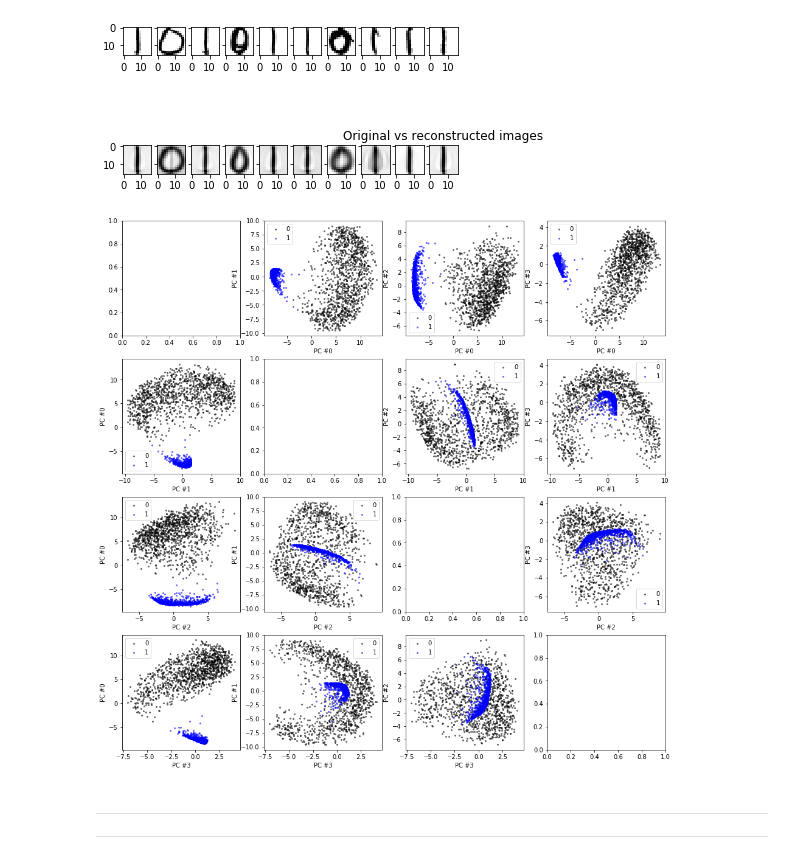
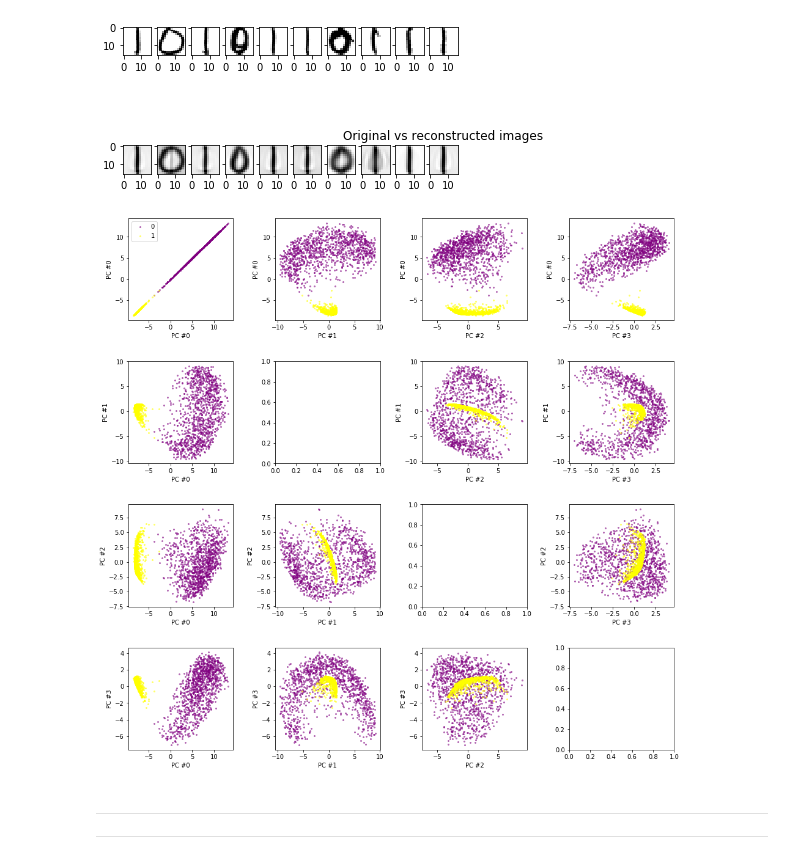
Before and after one commit to gabrielraya/Data-Mining, a Jupyter notebook: Assignment_2/Assignment_2.ipynb, the cells around one changed output. Saved outputs shown, nothing was run; the diff lists cells and outputs as text; code cells hidden in the pictures.

Commit message:
more beautiful mnist PC plot

```diff
--- a/Assignment_2/Assignment_2.ipynb
+++ b/Assignment_2/Assignment_2.ipynb
@@ -259,24 +259,30 @@ plt.show()
 # %%
 fig, axes = plt.subplots(kept_components, kept_components, figsize=(16, 16))
 
 def scatter_digit(ax, components, digit, color):
     data = projected[labels == digit]
     ax.scatter(data[:, components[0]], data[:, components[1]], label=str(digit), s=4, c=color, alpha=.5)
 
+def scatter(components):
+    ax = axes[components[0]][components[1]]
+    scatter_digit(ax, components[::-1], 0, 'purple')
+    scatter_digit(ax, components[::-1], 1, 'yellow')
+    ax.set_xlabel(f'PC #{components[1]}')
+    ax.set_ylabel(f'PC #{components[0]}')
+    if components[0] == 0 and components[1] == 0:
+        ax.legend()
+
 for component_1 in range(kept_components):
     for component_2 in range(kept_components):
         if component_1 == component_2:
-            continue
-        ax = axes[component_1][component_2]
-        scatter_digit(ax, (component_1, component_2), 0, 'black')
-        scatter_digit(ax, (component_1, component_2), 1, 'blue')
-        ax.set_xlabel(f'PC #{component_1}')
-        ax.set_ylabel(f'PC #{component_2}')
-        ax.legend()
+            if component_1 != 0: # the first plot turned out to be interesting actually
+                continue
+        scatter((component_1, component_2))
 
+plt.subplots_adjust(wspace=.4, hspace=.4)
 plt.show()
 # %% [output]
-[figure, old version]
+[figure, new version]
 # %% [markdown]
 ----
 
```
